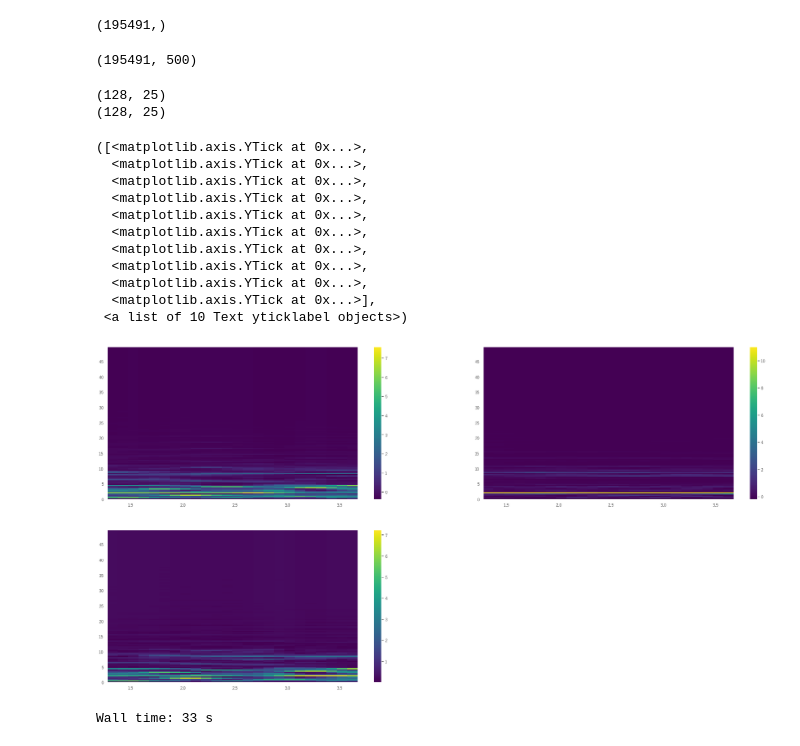
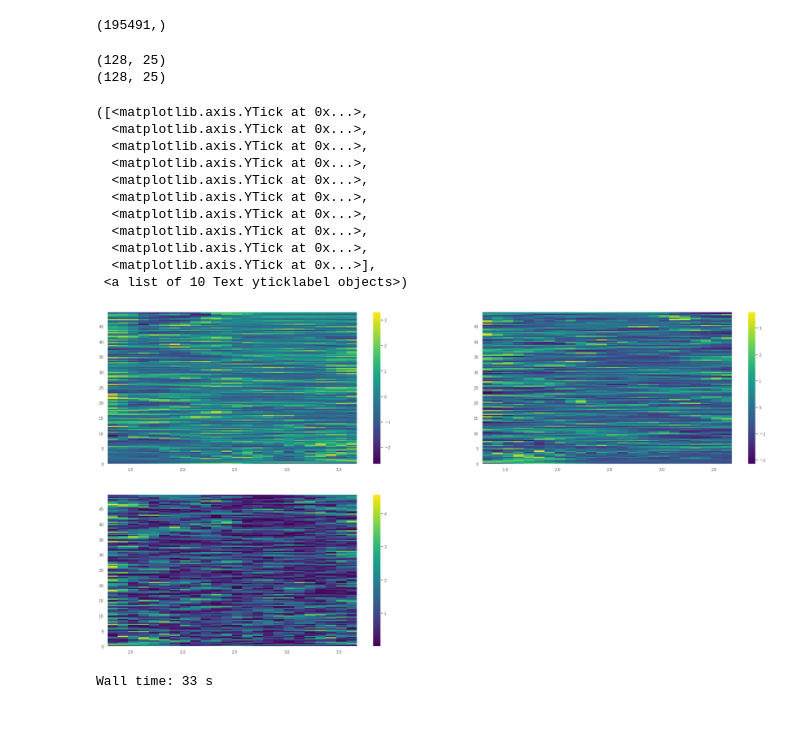
Before and after one commit to nekketsu2010/SHL2020, a Jupyter notebook: Notebook/大山研手法データ前処理.ipynb, the cells around one changed output. Cells and saved outputs as stored; diff of their text form; code cells hidden in the pictures; blank space fills up the shorter version.

```diff
--- a/Notebook/大山研手法データ前処理.ipynb
+++ b/Notebook/大山研手法データ前処理.ipynb
@@ -1096,21 +1096,13 @@ def load_numpy(hold_position):
     return sensor
 # %%
-label = np.load("../Data/センサ別npyファイル/train/train_Bag/train_Bag_Label.npy")[:, 0].reshape([-1])
-label.shape
+train_Label = np.load("../Data/センサ別npyファイル/train/train_Bag/train_Bag_Label.npy")[:, 0].reshape([-1])
+val_Label = np.load("../Data/センサ別npyファイル/validation/validation_Bag/validation_Bag_Label.npy")[:, 0].reshape([-1])
+train_Label.shape
 # %% [output]
 (195491,)
-# %%
-Bag = load_numpy("Bag")
-Hips = load_numpy("Hips")
-Torso = load_numpy("Torso")
-Hand = load_numpy("Hand")
-
-Bag.shape
-# %% [output]
-(195491, 500)
 # %%
-train = Bag[label == 2][902]
-subway = Torso[label == 2][100]
+train = train_Hips[train_Label == 7][904]
+subway = val_Hips[val_Label == 7][100]
 
 plt.figure(figsize=(32, 16))
 plt.rcParams['image.cmap'] = 'viridis'
@@ -1119,40 +1111,40 @@ plt.subplot(2, 2, 1)
 f, t, Sxx1 = signal.spectrogram(train, fs=100, nfft=255, nperseg=255, noverlap=245)
 print(Sxx1.shape)
 plt.grid(False)
-Sxx1 = (Sxx1 - Sxx1.mean(axis=0, keepdims=True)) / Sxx1.std(axis=0, keepdims=True)
+Sxx1 = (Sxx1 - Sxx1.mean(axis=1, keepdims=True)) / Sxx1.std(axis=1, keepdims=True)
 plt.pcolormesh(t, f, Sxx1)
 plt.colorbar()
 plt.yticks(np.arange(0, 50, 5))
 
 plt.subplot(2, 2, 2)
 f, t, Sxx = signal.spectrogram(subway - subway.mean(), fs=100, nfft=255, nperseg=255, noverlap=245)
 print(Sxx.shape)
 plt.grid(False)
-Sxx = (Sxx - Sxx.mean(axis=0, keepdims=True)) / Sxx.std(axis=0, keepdims=True)
+Sxx = (Sxx - Sxx.mean(axis=1, keepdims=True)) / Sxx.std(axis=1, keepdims=True)
 plt.pcolormesh(t, f, Sxx)
 plt.colorbar()
 plt.yticks(np.arange(0, 50, 5))
 
 plt.subplot(2, 2, 3)
 plt.grid(False)
 plt.pcolormesh(t, f, np.abs(Sxx1 - Sxx))
 plt.colorbar()
 plt.yticks(np.arange(0, 50, 5))
 # %% [output]
 (128, 25)
 (128, 25)
 ([<matplotlib.axis.YTick at 0x...>,
   <matplotlib.axis.YTick at 0x...>,
   <matplotlib.axis.YTick at 0x...>,
   <matplotlib.axis.YTick at 0x...>,
   <matplotlib.axis.YTick at 0x...>,
   <matplotlib.axis.YTick at 0x...>,
   <matplotlib.axis.YTick at 0x...>,
   <matplotlib.axis.YTick at 0x...>,
   <matplotlib.axis.YTick at 0x...>,
   <matplotlib.axis.YTick at 0x...>],
  <a list of 10 Text yticklabel objects>)
-[figure, old version]
+[figure, new version]
 # %%
 def spectram(x):
     x = signal.spectrogram(x - x.mean(), fs=100, nfft=255, nperseg=255, noverlap=245)[2]
```
Also changed, not shown: parts of 11 cells of this notebook.
